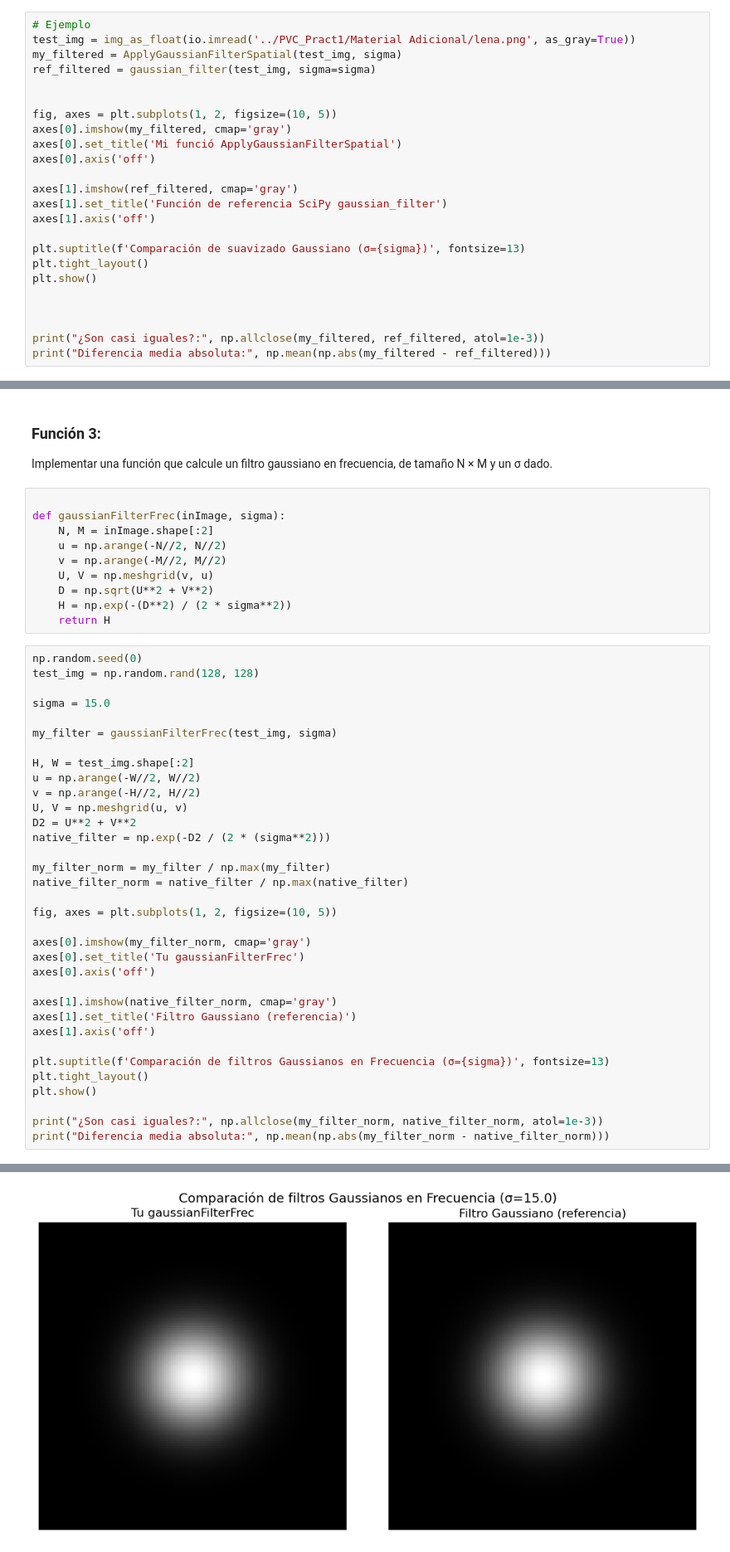
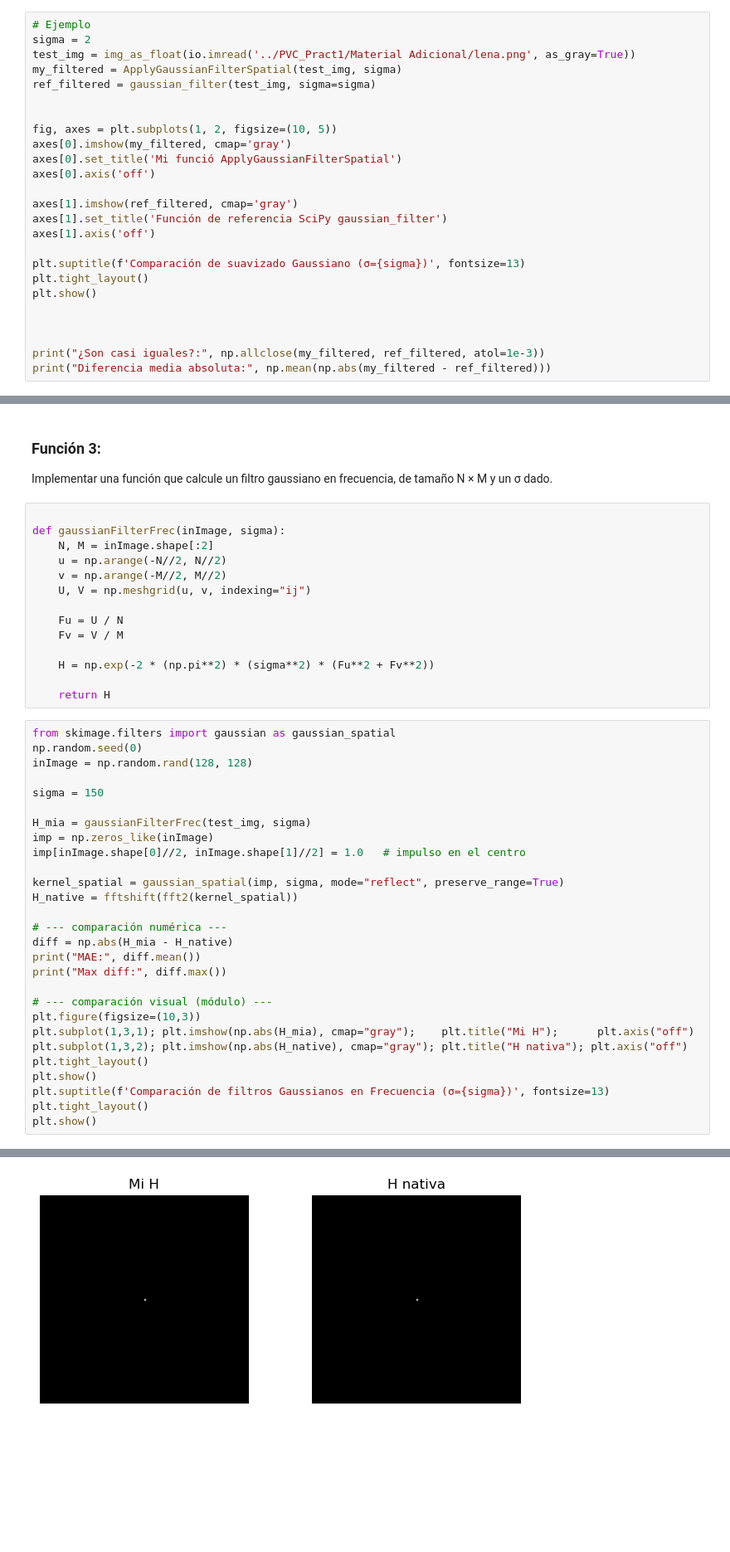
Before and after one commit to GuillermoBlancoNunez/PVC_p2_GuillermoBlancoNunez, a Jupyter notebook: P2_PVC_GuillermoBlancoNunez.ipynb, the cells around one changed output, grey strips where cells are left out. Shown at 83% size. Drawn from its saved outputs; the diff is of its cells as text; blank space fills up the shorter version.

Commit message:
Fiished tests.

```diff
--- a/P2_PVC_GuillermoBlancoNunez.ipynb
+++ b/P2_PVC_GuillermoBlancoNunez.ipynb
@@ -85,6 +85,7 @@ def ApplyGaussianFilterSpatial(inImage, sigma):
     return outImage
 # %%
 # Ejemplo
+sigma = 2
 test_img = img_as_float(io.imread('../PVC_Pract1/Material Adicional/lena.png', as_gray=True))
 my_filtered = ApplyGaussianFilterSpatial(test_img, sigma)
 ref_filtered = gaussian_filter(test_img, sigma=sigma)
@@ -121,42 +122,40 @@ def gaussianFilterFrec(inImage, sigma):
     N, M = inImage.shape[:2]
     u = np.arange(-N//2, N//2)
     v = np.arange(-M//2, M//2)
-    U, V = np.meshgrid(v, u)
-    D = np.sqrt(U**2 + V**2)
-    H = np.exp(-(D**2) / (2 * sigma**2))
+    U, V = np.meshgrid(u, v, indexing="ij")
+
+    Fu = U / N
+    Fv = V / M
+
+    H = np.exp(-2 * (np.pi**2) * (sigma**2) * (Fu**2 + Fv**2))
+
     return H
 # %%
+from skimage.filters import gaussian as gaussian_spatial
 np.random.seed(0)
-test_img = np.random.rand(128, 128)
+inImage = np.random.rand(128, 128)
 
-sigma = 15.0
+sigma = 150
 
-my_filter = gaussianFilterFrec(test_img, sigma)
+H_mia = gaussianFilterFrec(test_img, sigma)
+imp = np.zeros_like(inImage)
+imp[inImage.shape[0]//2, inImage.shape[1]//2] = 1.0   # impulso en el centro
 
-H, W = test_img.shape[:2]
-u = np.arange(-W//2, W//2)
-v = np.arange(-H//2, H//2)
-U, V = np.meshgrid(u, v)
-D2 = U**2 + V**2
-native_filter = np.exp(-D2 / (2 * (sigma**2)))
+kernel_spatial = gaussian_spatial(imp, sigma, mode="reflect", preserve_range=True)
+H_native = fftshift(fft2(kernel_spatial))
 
-my_filter_norm = my_filter / np.max(my_filter)
-native_filter_norm = native_filter / np.max(native_filter)
+# --- comparación numérica ---
+diff = np.abs(H_mia - H_native)
+print("MAE:", diff.mean())
+print("Max diff:", diff.max())
 
-fig, axes = plt.subplots(1, 2, figsize=(10, 5))
-
-axes[0].imshow(my_filter_norm, cmap='gray')
-axes[0].set_title('Tu gaussianFilterFrec')
-axes[0].axis('off')
-
-axes[1].imshow(native_filter_norm, cmap='gray')
-axes[1].set_title('Filtro Gaussiano (referencia)')
-axes[1].axis('off')
-
+# --- comparación visual (módulo) ---
+plt.figure(figsize=(10,3))
+plt.subplot(1,3,1); plt.imshow(np.abs(H_mia), cmap="gray");    plt.title("Mi H");      plt.axis("off")
+plt.subplot(1,3,2); plt.imshow(np.abs(H_native), cmap="gray"); plt.title("H nativa"); plt.axis("off")
+plt.tight_layout()
+plt.show()
 plt.suptitle(f'Comparación de filtros Gaussianos en Frecuencia (σ={sigma})', fontsize=13)
 plt.tight_layout()
 plt.show()
-
-print("¿Son casi iguales?:", np.allclose(my_filter_norm, native_filter_norm, atol=1e-3))
-print("Diferencia media absoluta:", np.mean(np.abs(my_filter_norm - native_filter_norm)))
 # %% [output]
@@ -163 +164 @@ print("Diferencia media absoluta:", np.mean(np.abs(my_filter_norm - native_filte
-[figure, old version]
+[figure, new version]
```
Also changed, not shown: parts of 2 cells of this notebook.
